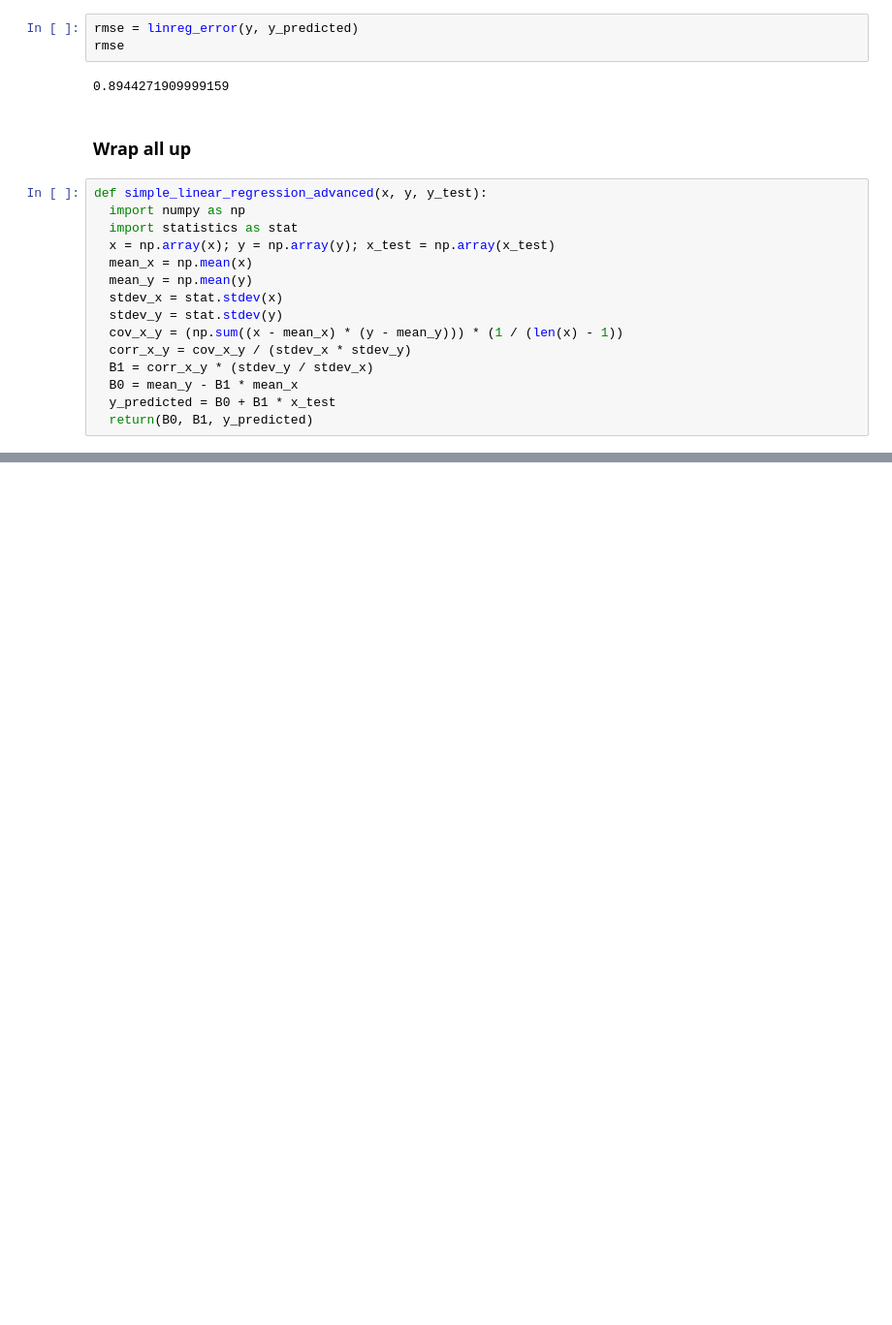
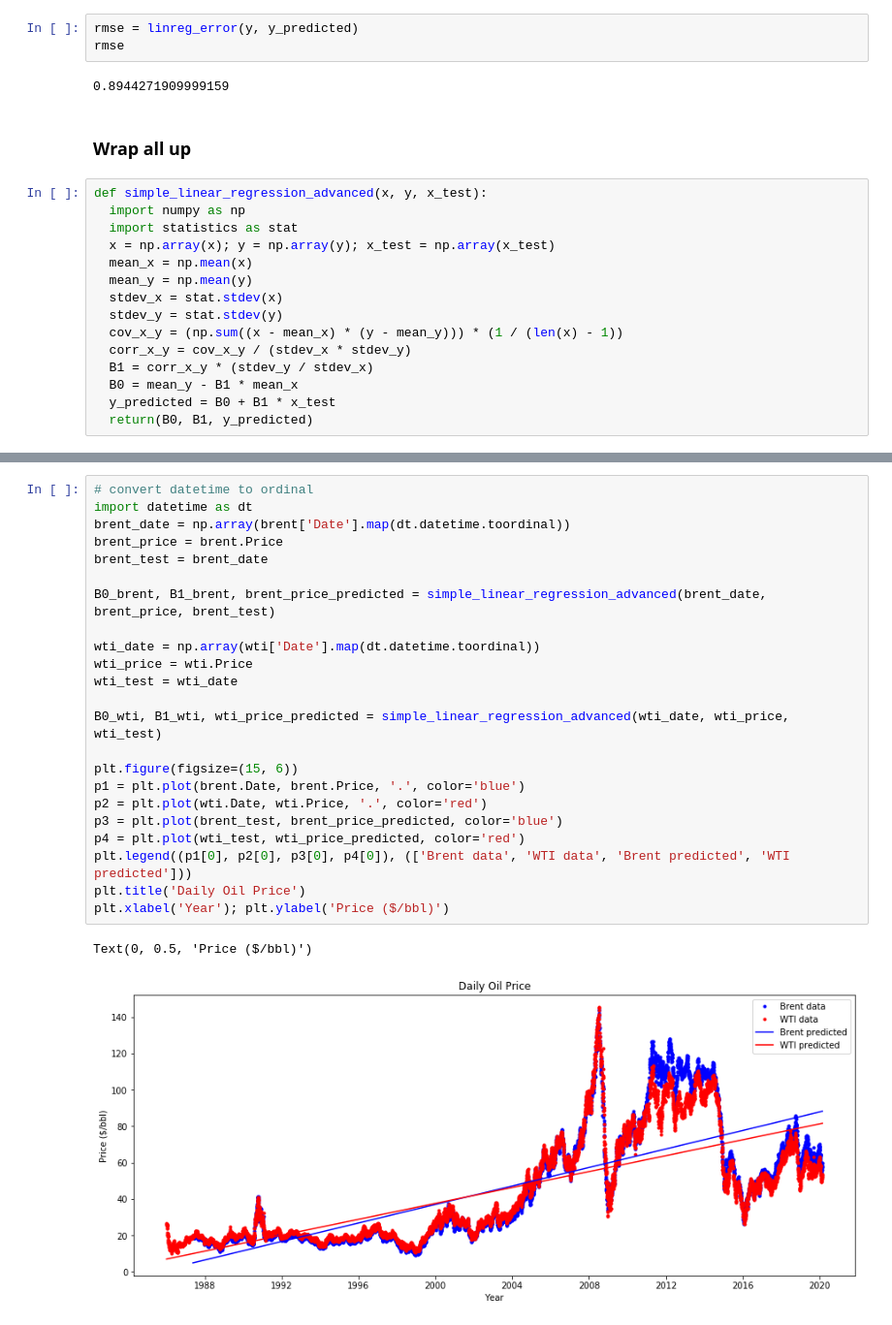
Before and after one commit to yohanesnuwara/machine-learning, a Jupyter notebook: 06_simple_linear_regression/simple_linear_reg_algorithm.ipynb, the cells around one changed output, grey strips where cells are left out. Shown at 97% size. Saved outputs shown, nothing was run; the diff lists cells and outputs as text; blank space fills up the shorter version.

```diff
--- a/06_simple_linear_regression/simple_linear_reg_algorithm.ipynb
+++ b/06_simple_linear_regression/simple_linear_reg_algorithm.ipynb
@@ -197,7 +197,7 @@ rmse
 # %% [markdown]
 ### Wrap all up
 # %%
-def simple_linear_regression_advanced(x, y, y_test):
+def simple_linear_regression_advanced(x, y, x_test):
   import numpy as np
   import statistics as stat
   x = np.array(x); y = np.array(y); x_test = np.array(x_test)
@@ -213,0 +266,26 @@ def simple_linear_regression_advanced(x, y, y_test):
+# %%
+# convert datetime to ordinal
+import datetime as dt
+brent_date = np.array(brent['Date'].map(dt.datetime.toordinal))
+brent_price = brent.Price
+brent_test = brent_date
+
+B0_brent, B1_brent, brent_price_predicted = simple_linear_regression_advanced(brent_date, brent_price, brent_test)
+
+wti_date = np.array(wti['Date'].map(dt.datetime.toordinal))
+wti_price = wti.Price
+wti_test = wti_date
+
+B0_wti, B1_wti, wti_price_predicted = simple_linear_regression_advanced(wti_date, wti_price, wti_test)
+
+plt.figure(figsize=(15, 6))
+p1 = plt.plot(brent.Date, brent.Price, '.', color='blue')
+p2 = plt.plot(wti.Date, wti.Price, '.', color='red')
+p3 = plt.plot(brent_test, brent_price_predicted, color='blue')
+p4 = plt.plot(wti_test, wti_price_predicted, color='red')
+plt.legend((p1[0], p2[0], p3[0], p4[0]), (['Brent data', 'WTI data', 'Brent predicted', 'WTI predicted']))
+plt.title('Daily Oil Price')
+plt.xlabel('Year'); plt.ylabel('Price ($/bbl)')
+# %% [output]
+Text(0, 0.5, 'Price ($/bbl)')
+[figure, added]
```
Also changed, not shown: parts of 5 cells of this notebook.
